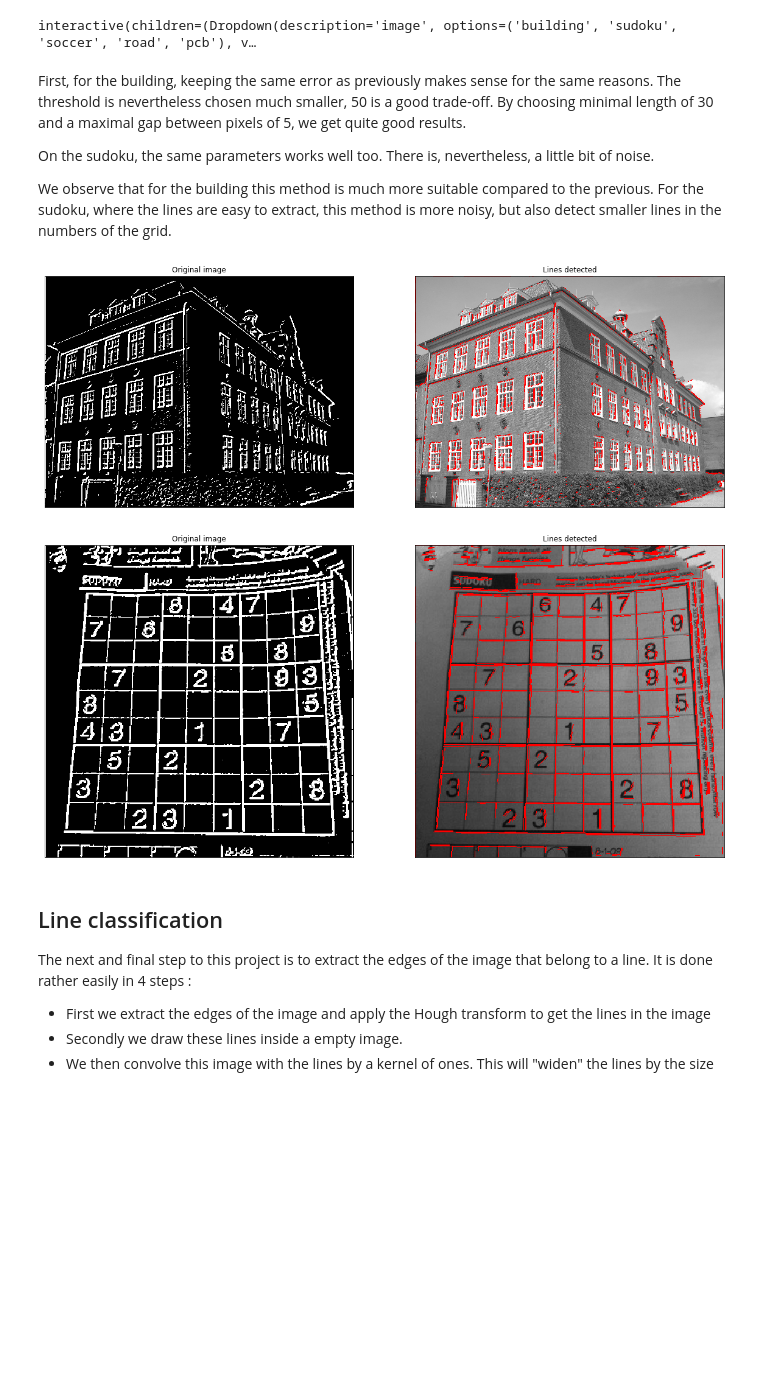
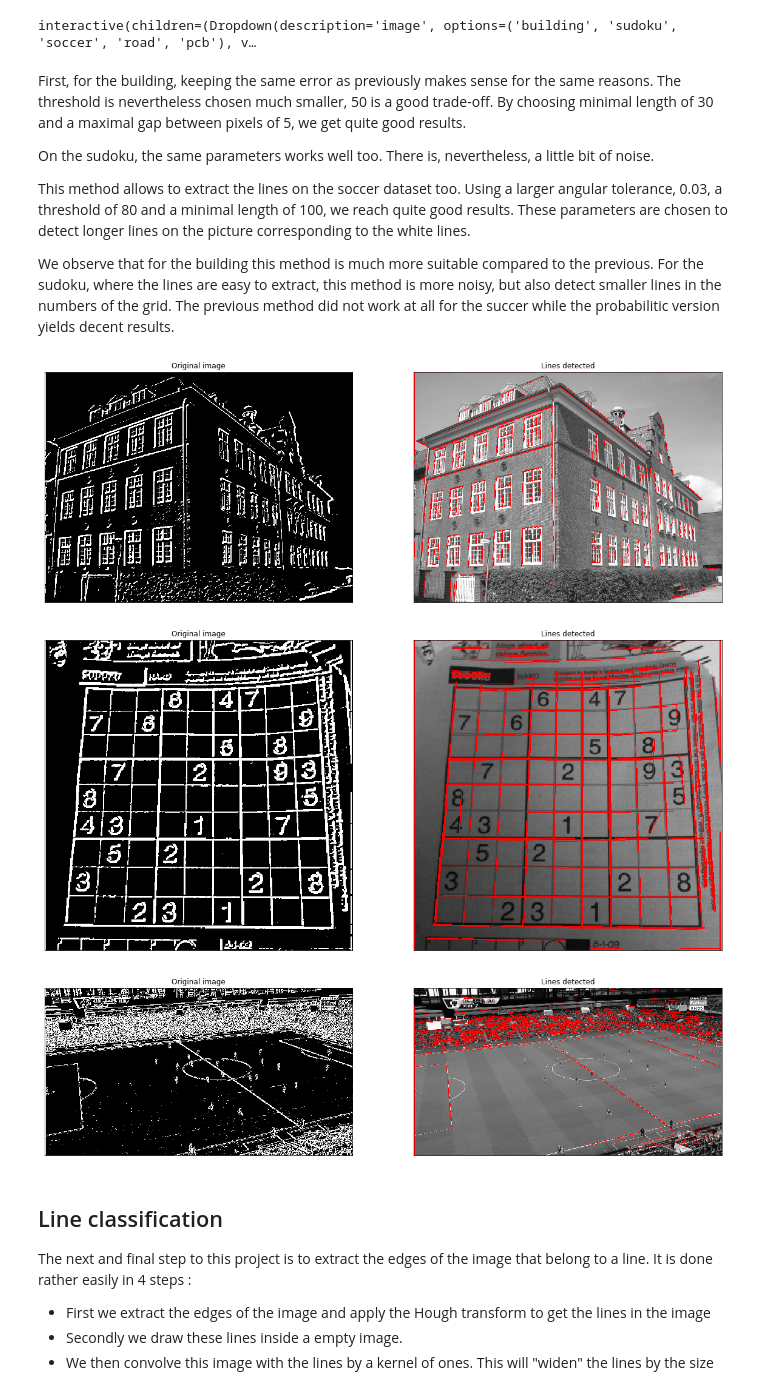
Before and after one commit to hokolomopo/Edge-and-Ellipse-detection, a Jupyter notebook: Report.ipynb, the cells around one changed output. Cells and saved outputs as stored; diff of their text form; code cells hidden in the pictures; blank space fills up the shorter version.

Commit message:
Hough on soccer, explicit description of parameters, correction rho Hough

```diff
--- a/Report.ipynb
+++ b/Report.ipynb
@@ -250,20 +248,26 @@ First, for the building, keeping the same error as previously makes sense for th
 
 On the sudoku, the same parameters works well too. There is, nevertheless, a little bit of noise.
 
-We observe that for the building this method is much more suitable compared to the previous. For the sudoku, where the lines are easy to extract, this method is more noisy, but also detect smaller lines in the numbers of the grid.
+This method allows to extract the lines on the soccer dataset too. Using a larger angular tolerance, 0.03, a threshold of 80 and a minimal length of 100, we reach quite good results. These parameters are chosen to detect longer lines on the picture corresponding to the white lines.
+
+We observe that for the building this method is much more suitable compared to the previous. For the sudoku, where the lines are easy to extract, this method is more noisy, but also detect smaller lines in the numbers of the grid. The previous method did not work at all for the succer while the probabilitic version yields decent results.
 # %%
 img_0 = load_gray_img("img/building.png")
 img_1 = load_gray_img("img/sudoku.png")
+img_2 = load_gray_img("img/soccer.png")
 
 edge_img_0 = get_optimal_grads("building", "Sobel")
 edge_img_1 = get_optimal_grads("sudoku", "Sobel")
+edge_img_2 = get_optimal_grads("soccer", "Sobel")
 
 
 hough_probabilist_print(edge_img_0, img_0, 1, 0.015, 50, 30, 5)
 hough_probabilist_print(edge_img_1, img_1, 1, 0.015, 50, 30, 5)
+hough_probabilist_print(edge_img_2, img_2, 1, 0.03, 80, 100, 5)
 # %% [output]
-[figure, old version]
+[figure, new version]
-[figure, old version]
+[figure, new version]
+[figure, added]
 # %% [markdown]
 ## Line classification
 
```
Also changed, not shown: parts of 4 cells of this notebook.
